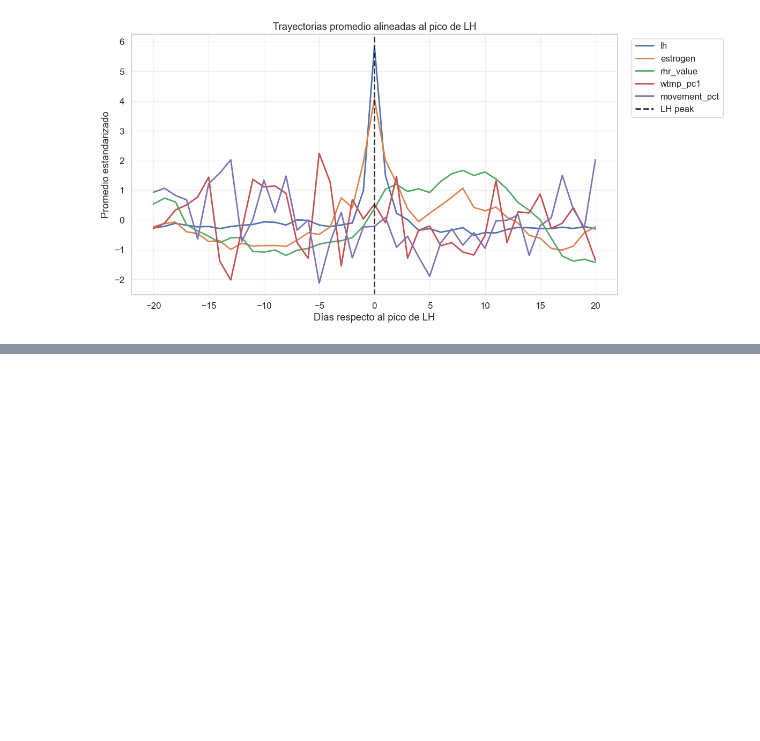
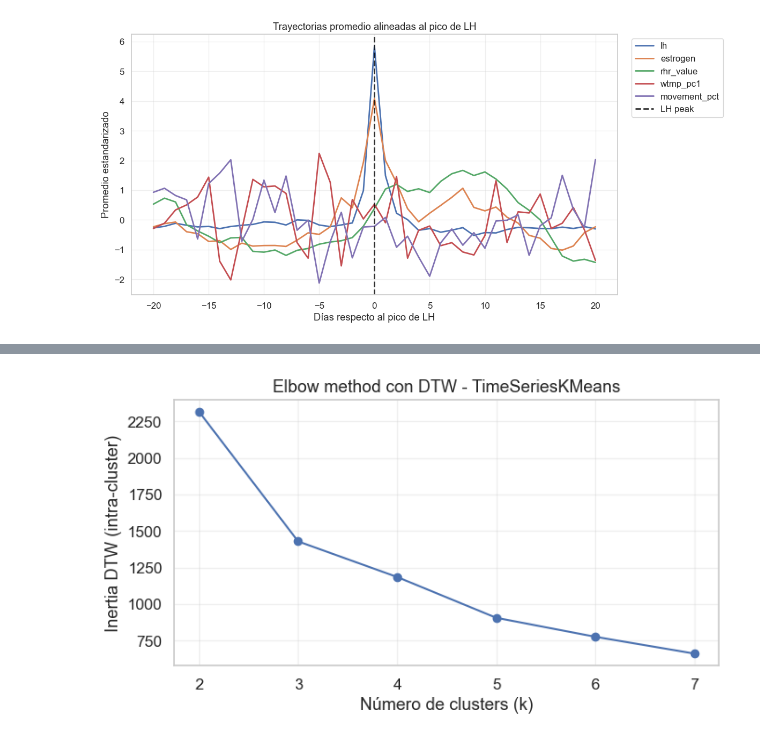
Before and after one commit to Daegas/DTW_mcphases, a Jupyter notebook: notebooks/DTW.ipynb, the cells around one changed output, grey strips where cells are left out. Cells and saved outputs as stored; diff of their text form; code cells hidden in the pictures; blank space fills up the shorter version.

```diff
--- a/notebooks/DTW.ipynb
+++ b/notebooks/DTW.ipynb
@@ -1012,0 +1007,19 @@ Figuras generadas:
+# %%
+# misma malla temporal
+time_index = range(-WINDOW, WINDOW + 1)
+
+X = []
+
+valid_subjects = []
+
+for sid, df_sub in subject_profiles.items():
+
+    df_sub = df_sub.reindex(time_index)
+
+    if df_sub.isnull().any().any():
+        continue
+
+    X.append(df_sub.values)
+    valid_subjects.append(sid)
+
+X = np.array(X)  # shape: (n_subjects, time, features)
@@ -1012,0 +1181,76 @@ Figuras generadas:
+# %%
+import numpy as np
+import matplotlib.pyplot as plt
+
+from tslearn.preprocessing import TimeSeriesScalerMeanVariance
+from tslearn.clustering import TimeSeriesKMeans
+from tslearn.metrics import cdist_dtw
+
+# ============================================================
+# 1. Ya tienes X (n_subjects, time, features)
+# ============================================================
+
+scaler = TimeSeriesScalerMeanVariance()
+X_scaled = scaler.fit_transform(X)
+
+# ============================================================
+# 2. Rango de k a evaluar
+# ============================================================
+k_range = range(2, 8)
+
+inertias = []
+
+# ============================================================
+# 3. Loop de clustering
+# ============================================================
+for k in k_range:
+
+    model = TimeSeriesKMeans(
+        n_clusters=k,
+        metric="dtw",
+        max_iter=10,
+        random_state=42,
+        n_init=2
+    )
+
+    labels = model.fit_predict(X_scaled)
+
+    # ========================================================
+    # 4. Inertia aproximada (DTW intra-cluster)
+    # ========================================================
+    inertia_k = 0
+
+    for c in np.unique(labels):
+
+        idx = np.where(labels == c)[0]
+        cluster = X_scaled[idx]
+
+        if len(cluster) <= 1:
+            continue
+
+        D = cdist_dtw(cluster)
+        inertia_k += D[np.triu_indices(len(cluster), k=1)].sum()
+
+    inertias.append(inertia_k)
+
+# ============================================================
+# 5. Plot Elbow
+# ============================================================
+plt.figure(figsize=(7,4))
+
+plt.plot(list(k_range), inertias, marker="o")
+
+plt.xlabel("Número de clusters (k)")
+plt.ylabel("Inertia DTW (intra-cluster)")
+plt.title("Elbow method con DTW - TimeSeriesKMeans")
+plt.savefig(
+    OUTPUT_PATH / "kmeans_elbow_dtw.png",
+    dpi=150,
+    bbox_inches="tight"
+)
+
+plt.grid(alpha=0.3)
+plt.tight_layout()
+plt.show()
+# %% [output]
+[figure, added]
```
Also changed, not shown: parts of 25 cells of this notebook.
